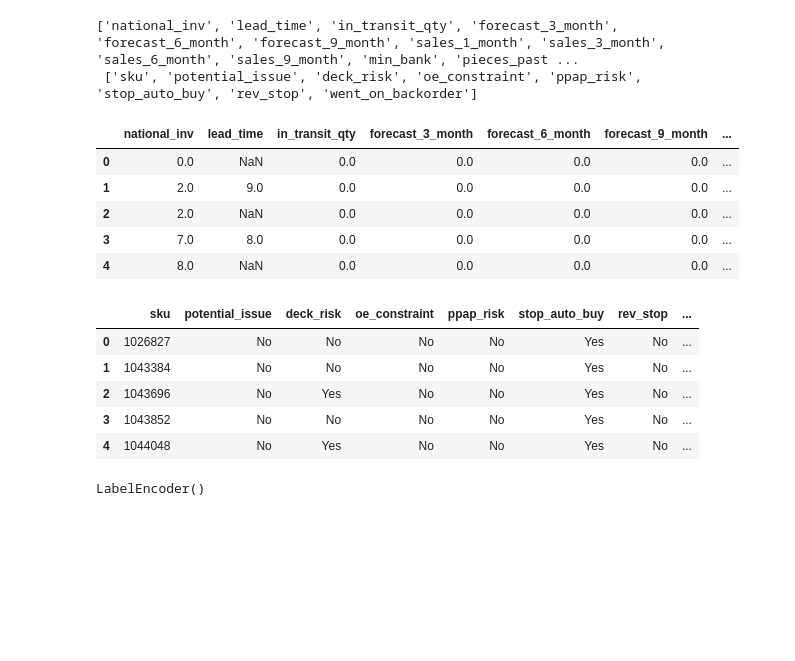
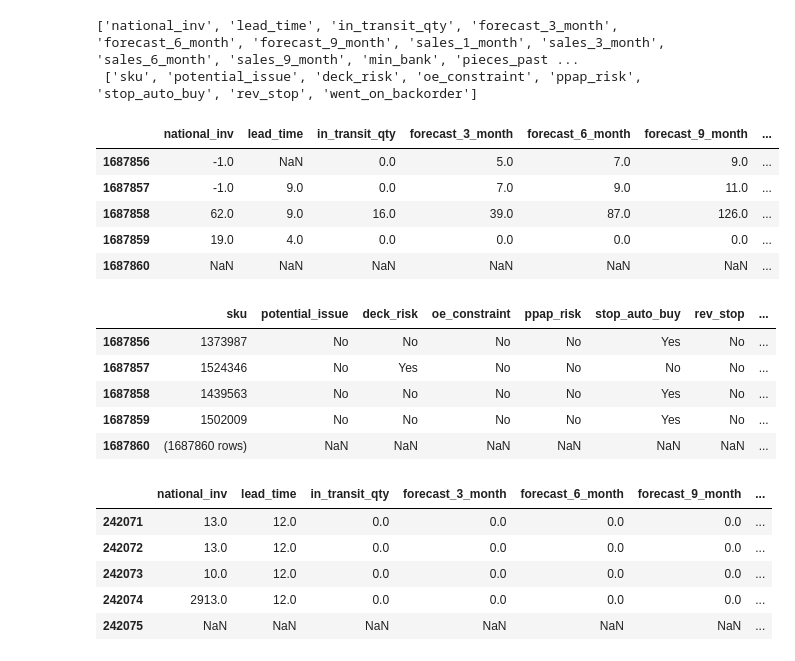
Before and after one commit to BenedictusAryo/classification_backorderPrediction_project, a Jupyter notebook: eda_BackorderPrediction_ver02.ipynb, the cells around one changed output. Drawn from its saved outputs; the diff is of its cells as text; code cells hidden in the pictures; blank space fills up the shorter version.

```diff
--- a/eda_BackorderPrediction_ver02.ipynb
+++ b/eda_BackorderPrediction_ver02.ipynb
@@ -193,25 +269,29 @@ print(float_cols, '\n', object_cols)
 ['national_inv', 'lead_time', 'in_transit_qty', 'forecast_3_month', 'forecast_6_month', 'forecast_9_month', 'sales_1_month', 'sales_3_month', 'sales_6_month', 'sales_9_month', 'min_bank', 'pieces_past ...
  ['sku', 'potential_issue', 'deck_risk', 'oe_constraint', 'ppap_risk', 'stop_auto_buy', 'rev_stop', 'went_on_backorder']
 # %%
-train[float_cols].head()
+train[float_cols].tail()
 # %% [output]
 |  | national_inv | lead_time | in_transit_qty | forecast_3_month | forecast_6_month | forecast_9_month | ... |
-| 0 | 0.0 | NaN | 0.0 | 0.0 | 0.0 | 0.0 | ... |
-| 1 | 2.0 | 9.0 | 0.0 | 0.0 | 0.0 | 0.0 | ... |
-| 2 | 2.0 | NaN | 0.0 | 0.0 | 0.0 | 0.0 | ... |
-| 3 | 7.0 | 8.0 | 0.0 | 0.0 | 0.0 | 0.0 | ... |
-| 4 | 8.0 | NaN | 0.0 | 0.0 | 0.0 | 0.0 | ... |
+| 1687856 | -1.0 | NaN | 0.0 | 5.0 | 7.0 | 9.0 | ... |
+| 1687857 | -1.0 | 9.0 | 0.0 | 7.0 | 9.0 | 11.0 | ... |
+| 1687858 | 62.0 | 9.0 | 16.0 | 39.0 | 87.0 | 126.0 | ... |
+| 1687859 | 19.0 | 4.0 | 0.0 | 0.0 | 0.0 | 0.0 | ... |
+| 1687860 | NaN | NaN | NaN | NaN | NaN | NaN | ... |
 # %%
-train[object_cols].head()
+train[object_cols].tail()
 # %% [output]
 |  | sku | potential_issue | deck_risk | oe_constraint | ppap_risk | stop_auto_buy | rev_stop | ... |
-| 0 | 1026827 | No | No | No | No | Yes | No | ... |
-| 1 | 1043384 | No | No | No | No | Yes | No | ... |
-| 2 | 1043696 | No | Yes | No | No | Yes | No | ... |
-| 3 | 1043852 | No | No | No | No | Yes | No | ... |
-| 4 | 1044048 | No | Yes | No | No | Yes | No | ... |
+| 1687856 | 1373987 | No | No | No | No | Yes | No | ... |
+| 1687857 | 1524346 | No | Yes | No | No | No | No | ... |
+| 1687858 | 1439563 | No | No | No | No | Yes | No | ... |
+| 1687859 | 1502009 | No | No | No | No | Yes | No | ... |
+| 1687860 | (1687860 rows) | NaN | NaN | NaN | NaN | NaN | NaN | ... |
-# %%
-from sklearn.preprocessing import LabelEncoder
-LabelEncoder()
-# %% [output]
-LabelEncoder()
+# %%
+test[float_cols].tail()
+# %% [output]
+|  | national_inv | lead_time | in_transit_qty | forecast_3_month | forecast_6_month | forecast_9_month | ... |
+| 242071 | 13.0 | 12.0 | 0.0 | 0.0 | 0.0 | 0.0 | ... |
+| 242072 | 13.0 | 12.0 | 0.0 | 0.0 | 0.0 | 0.0 | ... |
+| 242073 | 10.0 | 12.0 | 0.0 | 0.0 | 0.0 | 0.0 | ... |
+| 242074 | 2913.0 | 12.0 | 0.0 | 0.0 | 0.0 | 0.0 | ... |
+| 242075 | NaN | NaN | NaN | NaN | NaN | NaN | ... |
```
Also changed, not shown: parts of 15 cells of this notebook.
